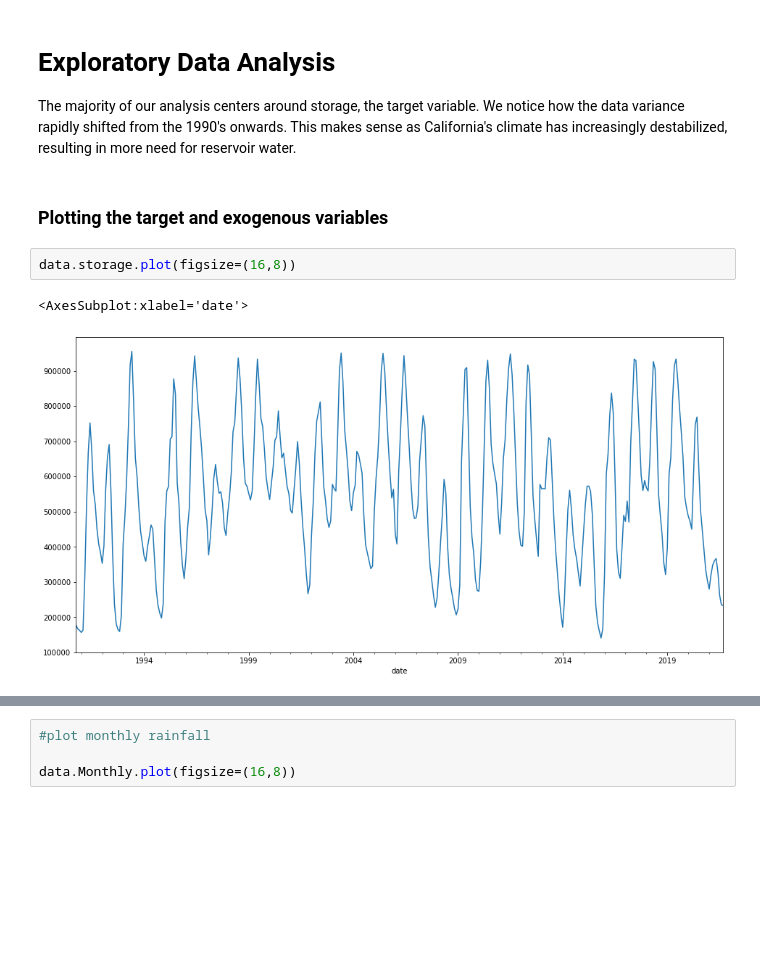
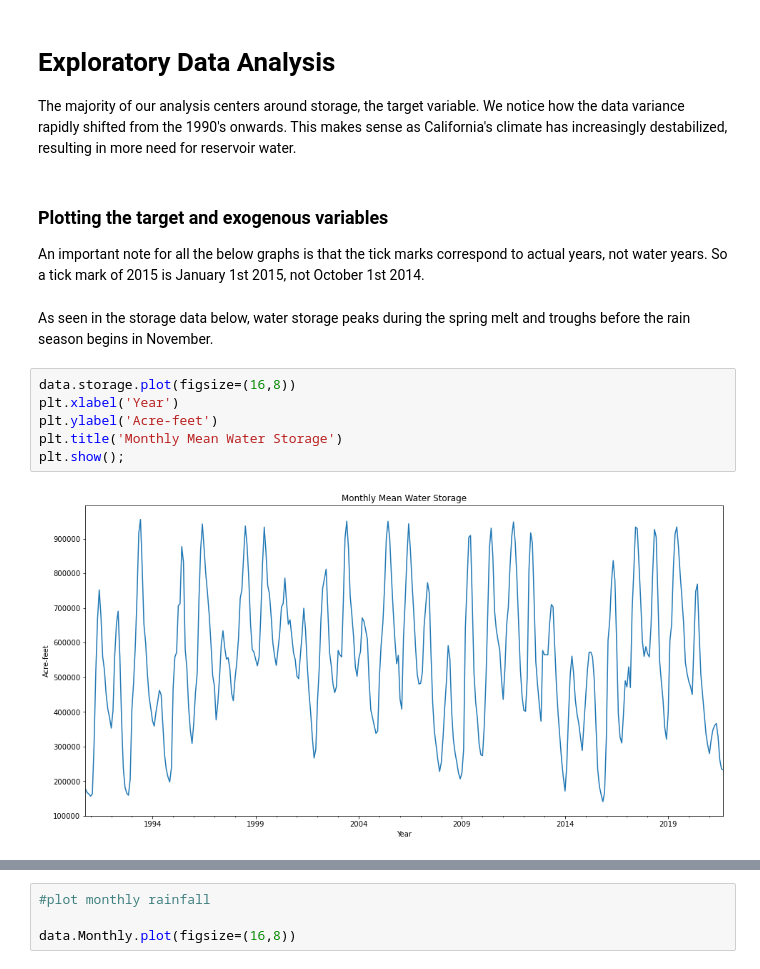
Before and after one commit to jadeadams517/California_Reservoir_Prediction, a Jupyter notebook: mvp.ipynb, the cells around one changed output, grey strips where cells are left out. Saved outputs shown, nothing was run; the diff lists cells and outputs as text; blank space fills up the shorter version.

```diff
--- a/mvp.ipynb
+++ b/mvp.ipynb
@@ -164,10 +228,17 @@ data
 # %% [markdown]
 # Exploratory Data Analysis
 The majority of our analysis centers around storage, the target variable. We notice how the data variance rapidly shifted from the 1990's onwards. This makes sense as California's climate has increasingly destabilized, resulting in more need for reservoir water.
-# %% [markdown]
-### Plotting the target and exogenous variables
-# %%
-data.storage.plot(figsize=(16,8))
-# %% [output]
-<AxesSubplot:xlabel='date'>
-[figure, removed]
+# %% [markdown]
+### Plotting the target and exogenous variables
+
+An important note for all the below graphs is that the tick marks correspond to actual years, not water years. So a tick mark of 2015 is January 1st 2015, not October 1st 2014.
+# %% [markdown]
+As seen in the storage data below, water storage peaks during the spring melt and troughs before the rain season begins in November.
+# %%
+data.storage.plot(figsize=(16,8))
+plt.xlabel('Year')
+plt.ylabel('Acre-feet')
+plt.title('Monthly Mean Water Storage')
+plt.show();
+# %% [output]
+[figure, added]
```
Also changed, not shown: parts of 34 cells of this notebook.
